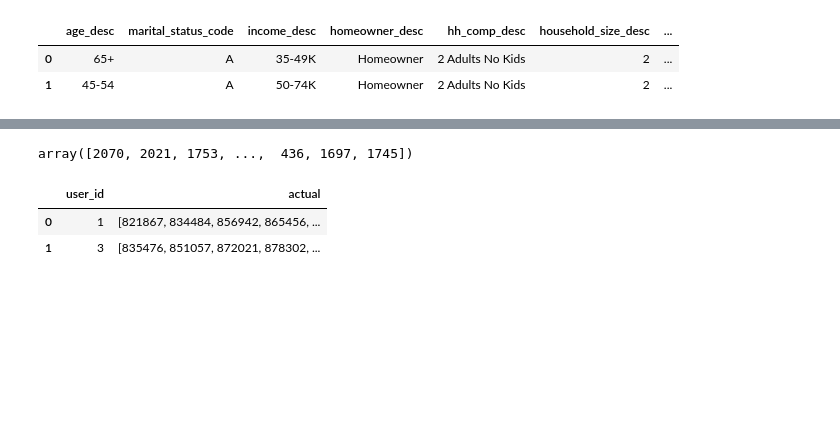
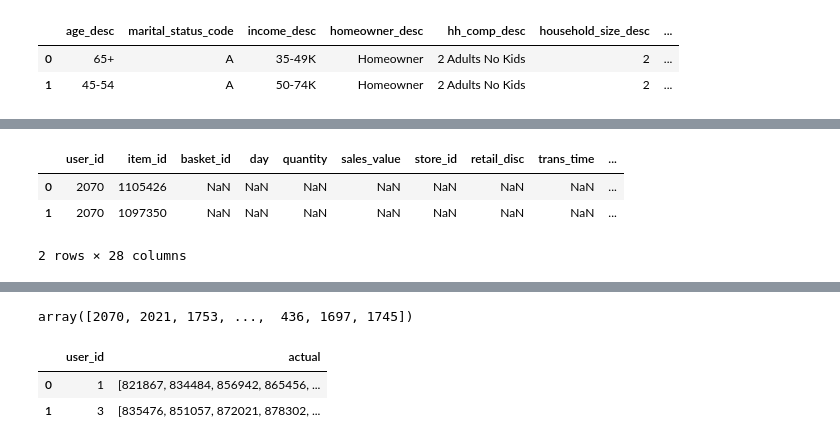
Before and after one commit to mechanic3000/GB_Recommender_systems, a Jupyter notebook: hw_webinar_6.ipynb, the cells around one changed output, grey strips where cells are left out. Cells and saved outputs as stored; diff of their text form; code cells hidden in the pictures; blank space fills up the shorter version.

```diff
--- a/hw_webinar_6.ipynb
+++ b/hw_webinar_6.ipynb
@@ -283,0 +300,14 @@ targets_lvl_2.head(2)
+# %%
+# кол-во покупок в каждой категрии по пользователям
+
+user_cat_sale_count = targets_lvl_2.groupby(['user_id', 'commodity_desc'], as_index=True).\
+                        agg({'commodity_desc': 'count'}).\
+                        rename(columns={'commodity_desc':'commodity_count'}).reset_index()
+
+targets_lvl_2 = targets_lvl_2.merge(user_cat_sale_count, on=['user_id', 'commodity_desc'], how='left')
+targets_lvl_2.head(2)
+# %% [output]
+|  | user_id | item_id | basket_id | day | quantity | sales_value | store_id | retail_disc | trans_time | ... |
+| 0 | 2070 | 1105426 | NaN | NaN | NaN | NaN | NaN | NaN | NaN | ... |
+| 1 | 2070 | 1097350 | NaN | NaN | NaN | NaN | NaN | NaN | NaN | ... |
+2 rows × 28 columns
```
Also changed, not shown: parts of 14 cells of this notebook.
